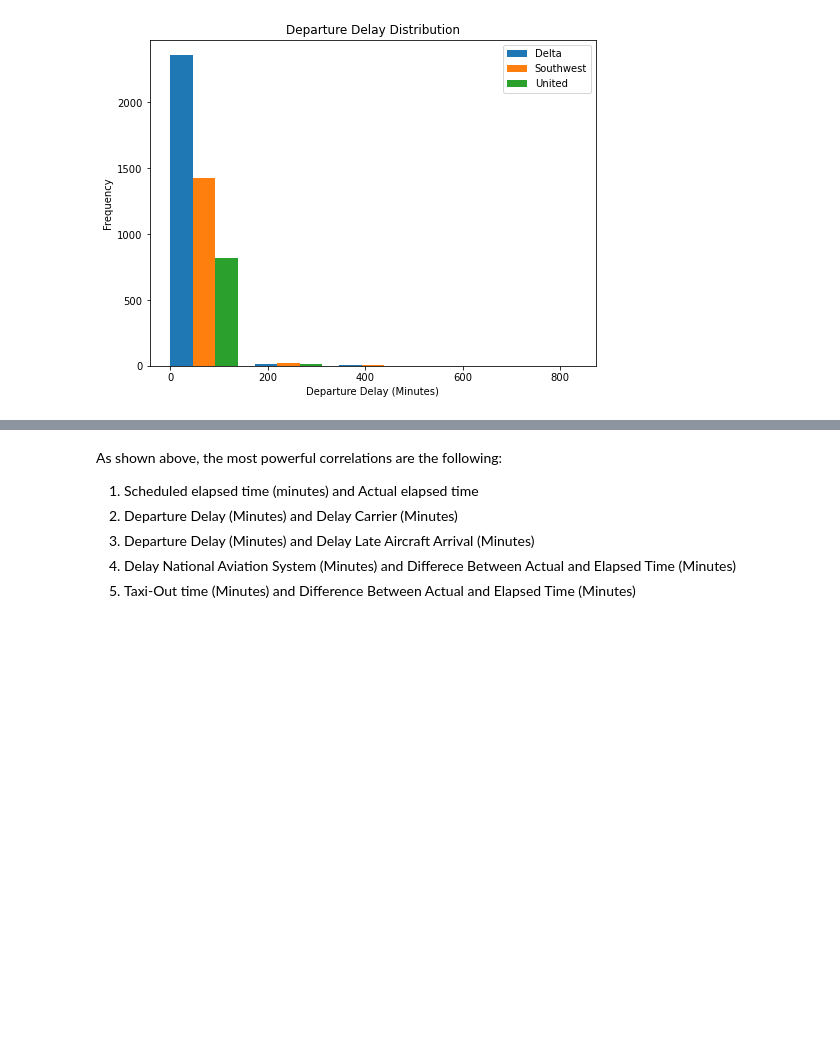
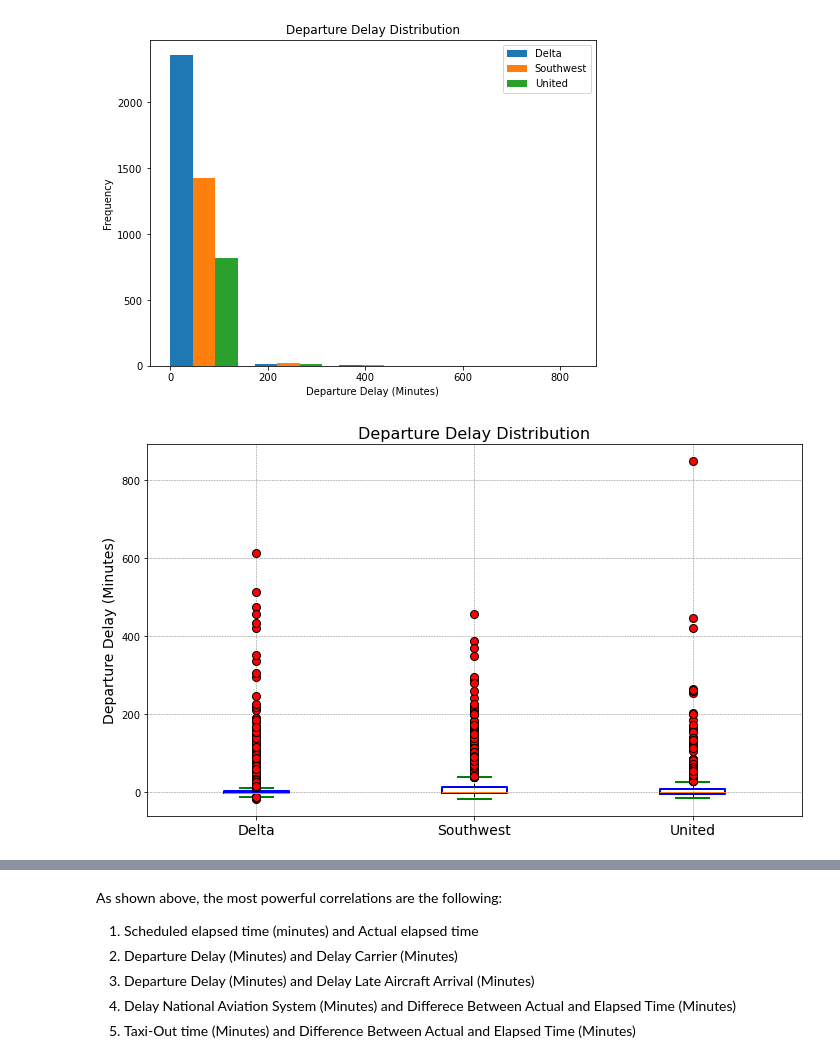
Before and after one commit to rachit0907/FlightPredictions, a Jupyter notebook: current.ipynb, the cells around one changed output, grey strips where cells are left out. Saved outputs shown, nothing was run; the diff lists cells and outputs as text; code cells hidden in the pictures; blank space fills up the shorter version.

Commit message:
added a boxplot

```diff
--- a/current.ipynb
+++ b/current.ipynb
@@ -237,6 +237,41 @@ plt.legend()
 plt.show()
 # %% [output]
 [figure]
+# %%
+import matplotlib.pyplot as plt
+
+# Create a figure and axis with a larger figure size
+fig, ax = plt.subplots(figsize=(10, 6))
+
+# Plot the boxplot with customized styles and colors
+boxprops = dict(linestyle='-', linewidth=2, color='blue')
+whiskerprops = dict(linestyle='--', linewidth=1, color='black')
+capprops = dict(linestyle='-', linewidth=2, color='green')
+flierprops = dict(marker='o', markerfacecolor='red', markersize=8, linestyle='none')
+
+ax.boxplot([delta_updated['Departure delay (Minutes)'],
+            southwest['Departure delay (Minutes)'],
+            united['Departure delay (Minutes)']],
+           boxprops=boxprops, whiskerprops=whiskerprops,
+           capprops=capprops, flierprops=flierprops)
+
+# Set the x-axis tick labels with increased font size
+ax.set_xticklabels(['Delta', 'Southwest', 'United'], fontsize=14)
+
+# Set the y-axis label with increased font size
+ax.set_ylabel('Departure Delay (Minutes)', fontsize=14)
+
+# Set the title with increased font size
+ax.set_title('Departure Delay Distribution', fontsize=16)
+
+# Add grid lines to the plot
+ax.grid(True, linestyle='--', which='both', color='grey', linewidth=0.5)
+
+# Display the plot
+plt.tight_layout()  # Adjust layout to prevent clipping of labels
+plt.show()
+# %% [output]
+[figure, added]
 # %%
 dataframe_new_columns.columns
 dataframe_just_numbers_that_can_be_correlated = dataframe_new_columns.drop(columns=['Carrier Code', 'Date (MM/DD/YYYY)',  'Destination Airport','Flight Number', 'Tail Number','Scheduled departure time', 'Actual departure time','Wheels-off time' ])
```
Also changed, not shown: parts of 1 cell of this notebook.
